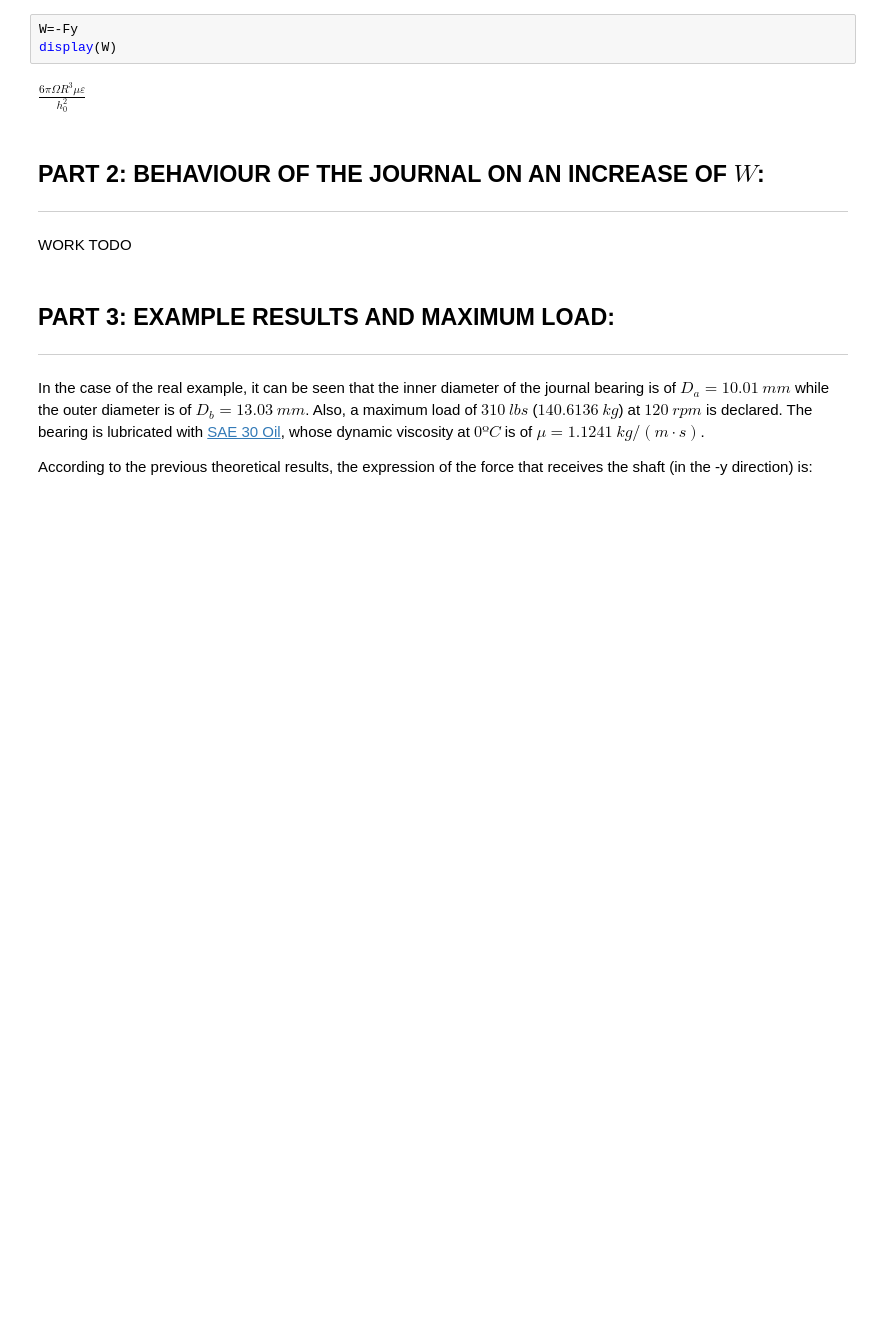
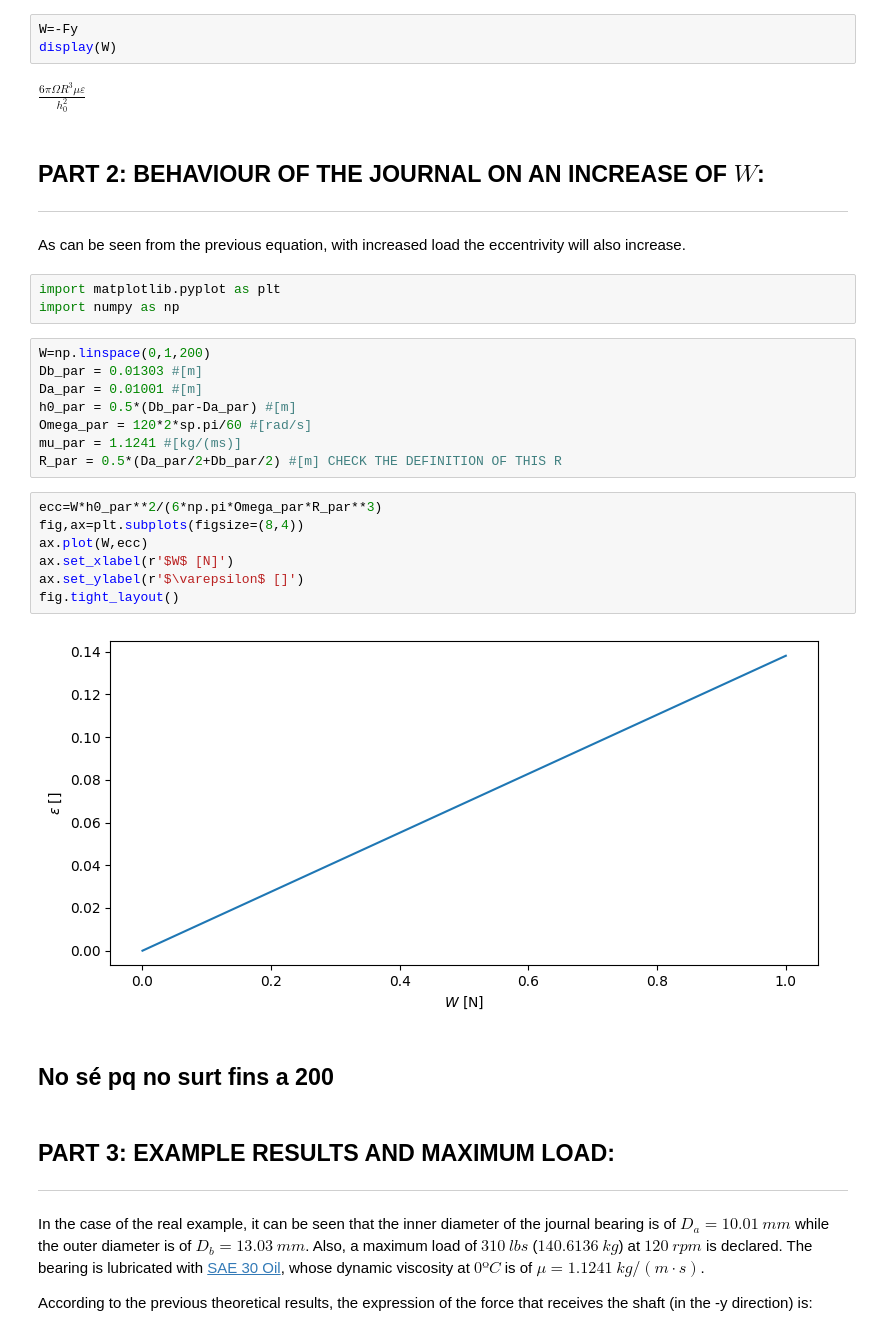
Before and after one commit to rclUPC/AdvancedFluidMechanics, a Jupyter notebook: 1-microFlows/Assignment1_POL.ipynb, the cells around one changed output. Saved outputs shown, nothing was run; the diff lists cells and outputs as text; blank space fills up the shorter version.

```diff
--- a/1-microFlows/Assignment1_POL.ipynb
+++ b/1-microFlows/Assignment1_POL.ipynb
@@ -185,7 +187,29 @@ $\displaystyle \frac{6 \pi \Omega R^{3} \mu \varepsilon}{h_{0}^{2}}$
 ## PART 2: BEHAVIOUR OF THE JOURNAL ON AN INCREASE OF $W$:
 -----------------------
 # %% [markdown]
-WORK TODO
+As can be seen from the previous equation, with increased load the eccentrivity will also increase.
+# %%
+import matplotlib.pyplot as plt
+import numpy as np
+# %%
+W=np.linspace(0,1,200)
+Db_par = 0.01303 #[m]
+Da_par = 0.01001 #[m]
+h0_par = 0.5*(Db_par-Da_par) #[m]
+Omega_par = 120*2*sp.pi/60 #[rad/s]
+mu_par = 1.1241 #[kg/(ms)]
+R_par = 0.5*(Da_par/2+Db_par/2) #[m] CHECK THE DEFINITION OF THIS R
+# %%
+ecc=W*h0_par**2/(6*np.pi*Omega_par*R_par**3)
+fig,ax=plt.subplots(figsize=(8,4))
+ax.plot(W,ecc)
+ax.set_xlabel(r'$W$ [N]')
+ax.set_ylabel(r'$\varepsilon$ []')
+fig.tight_layout()
+# %% [output]
+[figure, added]
+# %% [markdown]
+## No sé pq no surt fins a 200
 # %% [markdown]
 ## PART 3: EXAMPLE RESULTS AND MAXIMUM LOAD:
 ---------------------------
```
Also changed, not shown: parts of 2 cells of this notebook, 1 other file.
